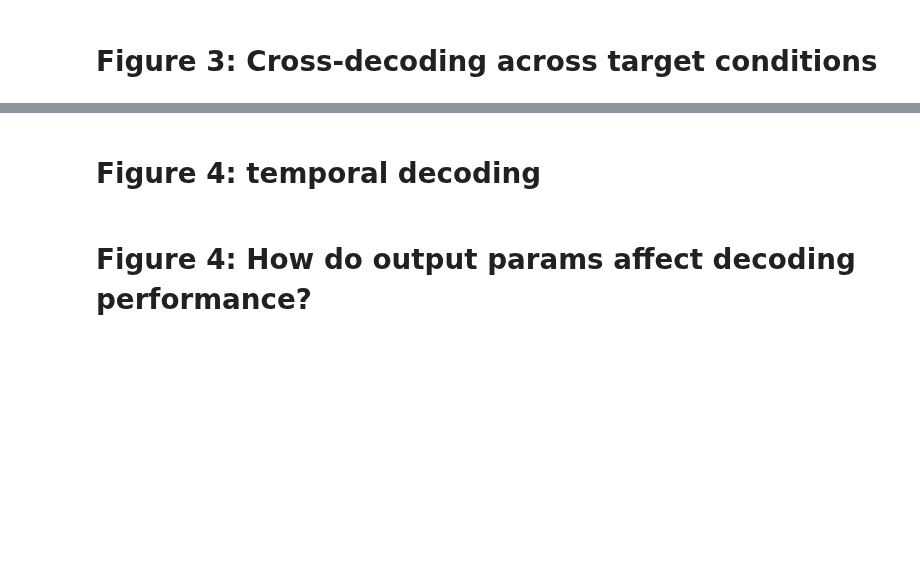
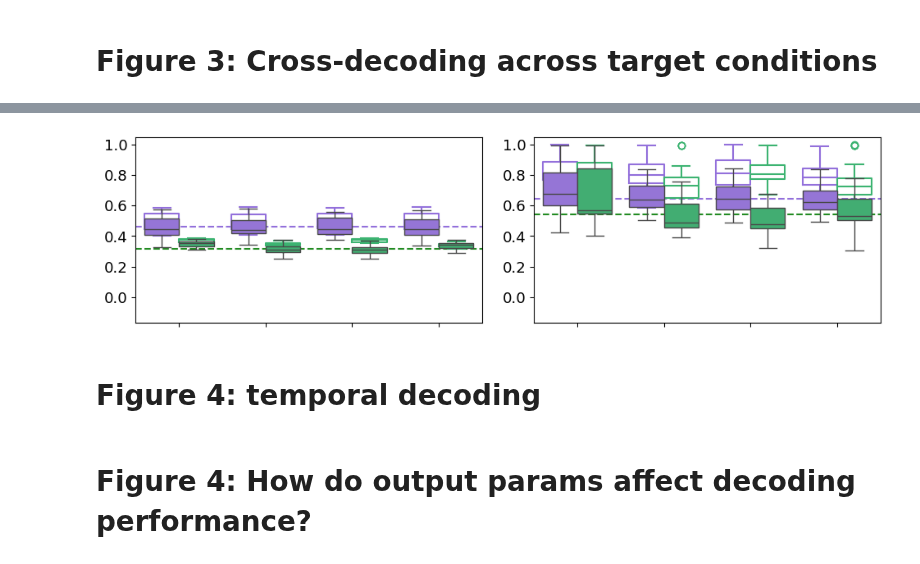
Before and after one commit to mayolabvision/NeuralDecoding, a Jupyter notebook: analyses/COSYNE_Plots.ipynb, the cells around one changed output, grey strips where cells are left out. Cells and saved outputs as stored; diff of their text form; code cells hidden in the pictures; blank space fills up the shorter version.

```diff
--- a/analyses/COSYNE_Plots.ipynb
+++ b/analyses/COSYNE_Plots.ipynb
@@ -478,3 +535,100 @@ fig.savefig(fig_folder+'/R2_crossSpeed_s29.png', dpi=600, bbox_inches='tight')
+# %%
+plt.rcParams.update({'font.size': 13})
+
+fig, axes = plt.subplots(1,2,figsize=(10,3), sharey=False)
+fig.tight_layout()
+plt.subplots_adjust(wspace=0.1, hspace=0.1)
+
+pairs = [
+    [('s10-s10','0-24'), ('s20-s20','0-24')],
+    [('s10-s10','0-24'), ('s10-s20','0-24')],
+    [('s10-s10','0-24'), ('s20-s10','0-24')],
+    [('s20-s20','0-24'), ('s10-s20','0-24')],
+    [('s20-s20','0-24'), ('s20-s10','0-24')],
+    [('s10-s20','0-24'), ('s20-s10','0-24')],
+
+    [('s10-s10','24-0'), ('s20-s20','24-0')],
+    [('s10-s10','24-0'), ('s10-s20','24-0')],
+    [('s10-s10','24-0'), ('s20-s10','24-0')],
+    [('s20-s20','24-0'), ('s10-s20','24-0')],
+    [('s20-s20','24-0'), ('s20-s10','24-0')],
+    [('s10-s20','24-0'), ('s20-s10','24-0')],
+]
+
+pal = ['mediumpurple','mediumseagreen']
+order = ['c012-c012','c100-c100','c012-c100','c100-c012']
+
+hue_plot_params = {'data': df2.loc[(df2['model']==0) & (df2['condition']=='contrast')],'x': 'train-test','y': 'mR2', 'hue': 'mt-fef', 'palette': pal, 'order': order, 'saturation': 0.9}
+a1 = sns.boxplot(ax=axes[0], **hue_plot_params,zorder=3)
+
+hue_plot_params = {'data': df2.loc[(df2['model']==0) & (df2['condition']=='contrast')],'x': 'train-test','y': 'R2tr_mn', 'hue': 'mt-fef', 'palette': pal, 'order': order, 'saturation': 0.5, 'fill': False}
+a1b = sns.boxplot(ax=axes[0], **hue_plot_params,zorder=2)
+
+for i, artist in enumerate(a1b.artists):
+    # Get the edge color of the boxplot
+    edge_color = sns.color_palette(pal)[i % len(order)]
+
+    # Change saturation of the edge color
+    new_edge_color = sns.desaturate(edge_color, 0.3)  # Adjust saturation here
+
+    # Set the modified edge color to the boxplot edges
+    for line in a1b.lines[i * 5:i * 5 + 5]:
+        line.set_color(new_edge_color)
+
+a1.axhline(df2.loc[(df2['train-test']=='sAl-sAl') & (df2['mt-fef']=='0-24') & (df2['model']==0)  & (df2['condition']=='speed')]['mR2'].values.mean(),linestyle='--',color='mediumpurple',zorder=1)
+a1.axhline(df2.loc[(df2['train-test']=='sAl-sAl') &(df2['mt-fef']=='24-0') & (df2['model']==0)  & (df2['condition']=='speed')]['mR2'].values.mean(),linestyle='--',color='forestgreen',zorder=0)
+#a1.axhline(df2.loc[(df2['train-test']=='sAl-sAl') &(df2['mt-fef']=='12-12')]['mR2'].values.mean(),linestyle='--',color='yellow',zorder=0)
+
+#a1.set_ylim(-0.3,1.75)
+#annotator = Annotator(axes[0], pairs, **hue_plot_params)
+#annotator.configure(test="Mann-Whitney").apply_and_annotate()
+a1.set(xlabel=None)
+a1.set(ylabel=None)
+a1.set_ylim(-0.17,1.05)
+a1.set(xticklabels=[])
+a1.set_yticks([0,0.2,0.4,0.6,0.8,1])
+#a1.set(xlabel='train-test')
+#a1.set(title='speed')
+a1.get_legend().remove()
+
+hue_plot_params = {'data': df2.loc[(df2['model']==8)  & (df2['condition']=='contrast')],'x': 'train-test','y': 'mR2', 'hue': 'mt-fef', 'palette': pal, 'order': order, 'saturation': 0.9}
+a2 = sns.boxplot(ax=axes[1], **hue_plot_params,zorder=3)
+
+hue_plot_params = {'data': df2.loc[(df2['model']==8) & (df2['condition']=='contrast')],'x': 'train-test','y': 'R2tr_mn', 'hue': 'mt-fef', 'palette': pal, 'order': order, 'saturation': 0.5, 'fill': False}
+a2b = sns.boxplot(ax=axes[1], **hue_plot_params,zorder=2)
+
+for i, artist in enumerate(a2b.artists):
+    # Get the edge color of the boxplot
+    edge_color = sns.color_palette(pal)[i % len(order)]
+
+    # Change saturation of the edge color
+    new_edge_color = sns.desaturate(edge_color, 0.3)  # Adjust saturation here
+
+    # Set the modified edge color to the boxplot edges
+    for line in a1b.lines[i * 5:i * 5 + 5]:
+        line.set_color(new_edge_color)
+
+a2.axhline(df2.loc[(df2['train-test']=='sAl-sAl') & (df2['mt-fef']=='0-24') & (df2['model']==8)  & (df2['condition']=='speed')]['mR2'].values.mean(),linestyle='--',color='mediumpurple',zorder=1)
+a2.axhline(df2.loc[(df2['train-test']=='sAl-sAl') &(df2['mt-fef']=='24-0') & (df2['model']==8)  & (df2['condition']=='speed')]['mR2'].values.mean(),linestyle='--',color='forestgreen',zorder=0)
+#a2.axhline(df2.loc[(df2['train-test']=='sAl-sAl') &(df2['mt-fef']=='12-12')]['mR2'].values.mean(),linestyle='--',color='yellow',zorder=0)
+
+a2.set_ylim(-0.17,1.05)
+#annotator = Annotator(axes[1], pairs, **hue_plot_params)
+#annotator.configure(test="Mann-Whitney").apply_and_annotate()
+a2.set(xlabel=None)
+a2.set(ylabel=None)
+a2.set(xticklabels=[])
+a2.set_yticks([0,0.2,0.4,0.6,0.8,1])
+#a2.set(xlabel='train-test')
+#a2.set(title='speed')
+a2.get_legend().remove()
+
+plt.subplots_adjust(wspace=0.15, hspace=0.1)
+
+
+fig.savefig(fig_folder+'/R2_crossContrast_s29.png', dpi=600, bbox_inches='tight')
+# %% [output]
+[figure, added]
 # %% [markdown]
 # Figure 4: temporal decoding
 # %%
```
Also changed, not shown: parts of 6 cells of this notebook, 6 other files.
